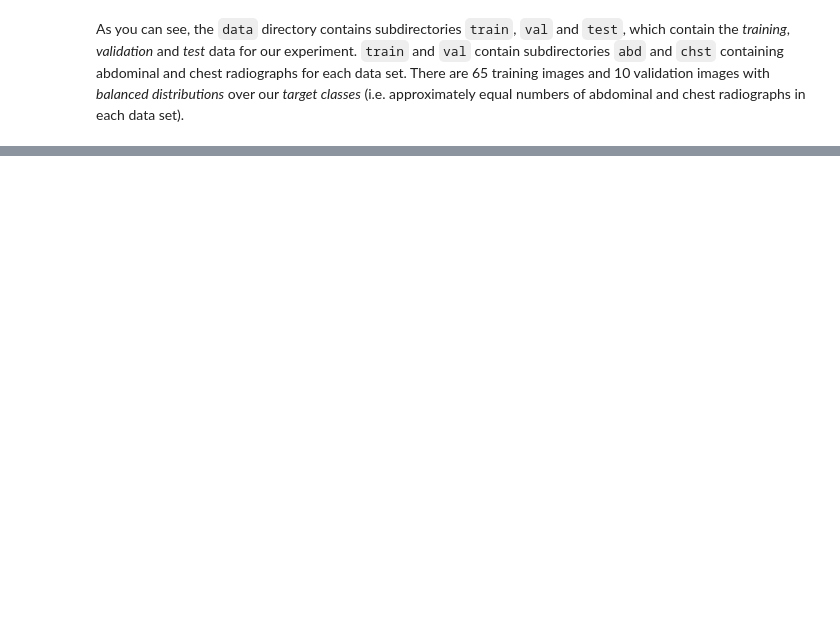
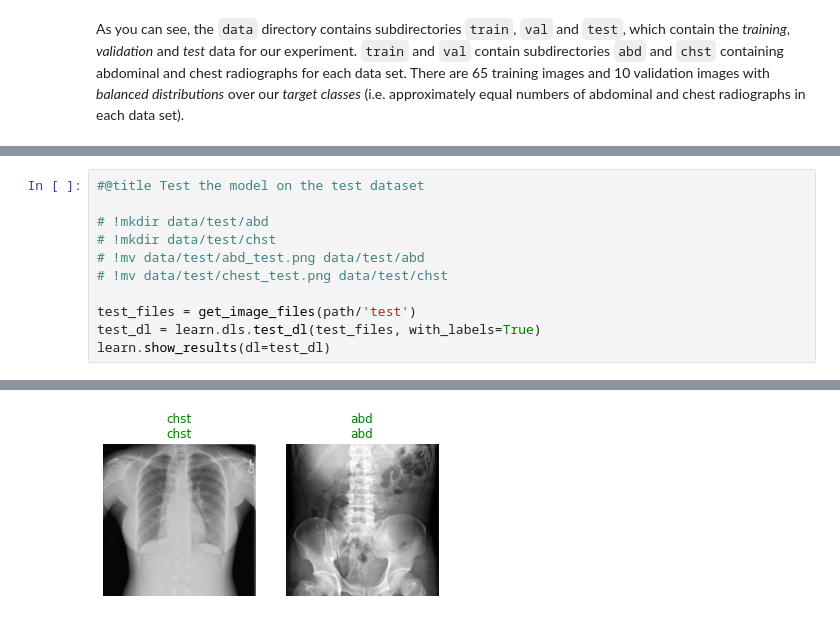
Before and after one commit to wfwiggins/RSNA-Image-AI-2020, a Jupyter notebook: RSNA20_Image_Classification.ipynb, the cells around one changed output, grey strips where cells are left out. Drawn from its saved outputs; the diff is of its cells as text; blank space fills up the shorter version.

```diff
--- a/RSNA20_Image_Classification.ipynb
+++ b/RSNA20_Image_Classification.ipynb
@@ -428,0 +100,12 @@ Michael Rosenthal, MD, PhD<sup>1,5</sup>
+# %%
+#@title Test the model on the test dataset
+
+# !mkdir data/test/abd
+# !mkdir data/test/chst
+# !mv data/test/abd_test.png data/test/abd
+# !mv data/test/chest_test.png data/test/chst
+
+test_files = get_image_files(path/'test')
+test_dl = learn.dls.test_dl(test_files, with_labels=True)
+learn.show_results(dl=test_dl)
+# %% [output]
@@ -428,0 +113 @@ Michael Rosenthal, MD, PhD<sup>1,5</sup>
+[figure, added]
```
Also changed, not shown: parts of 40 cells of this notebook.
